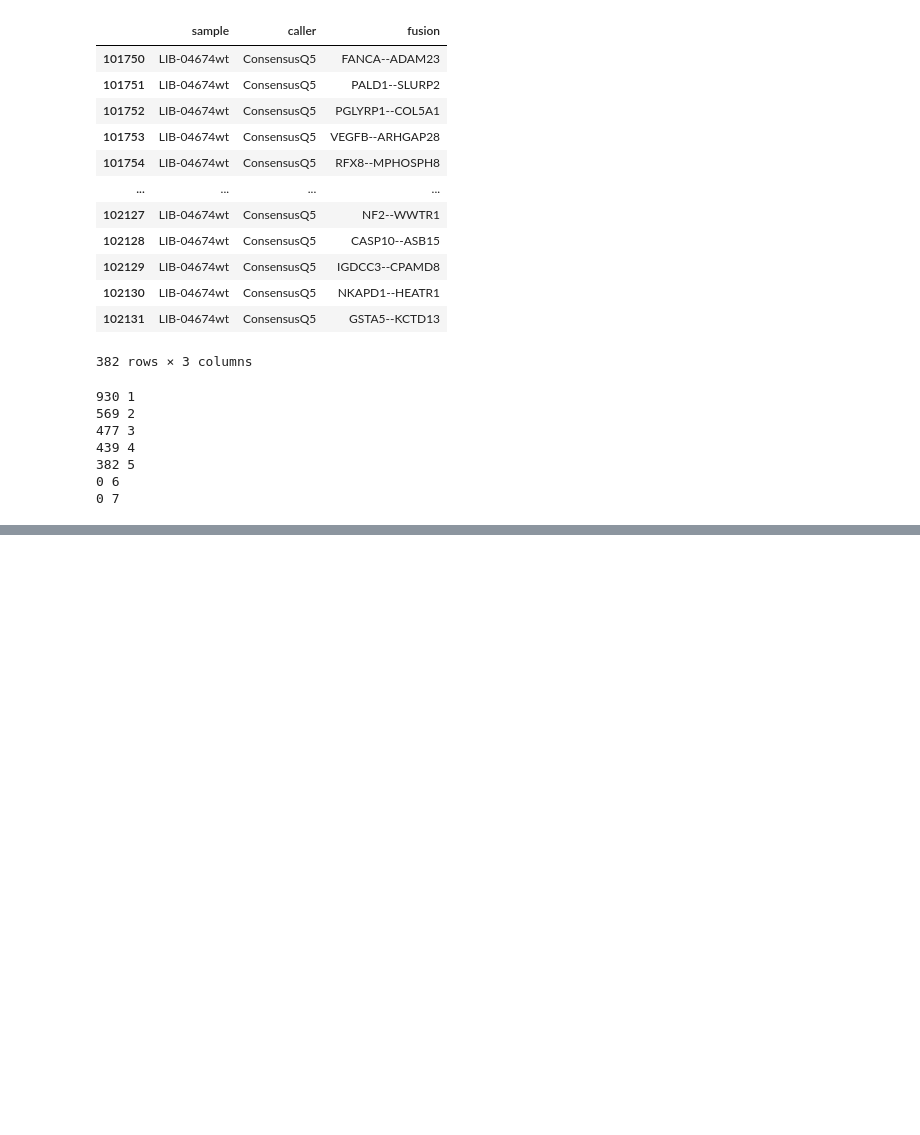
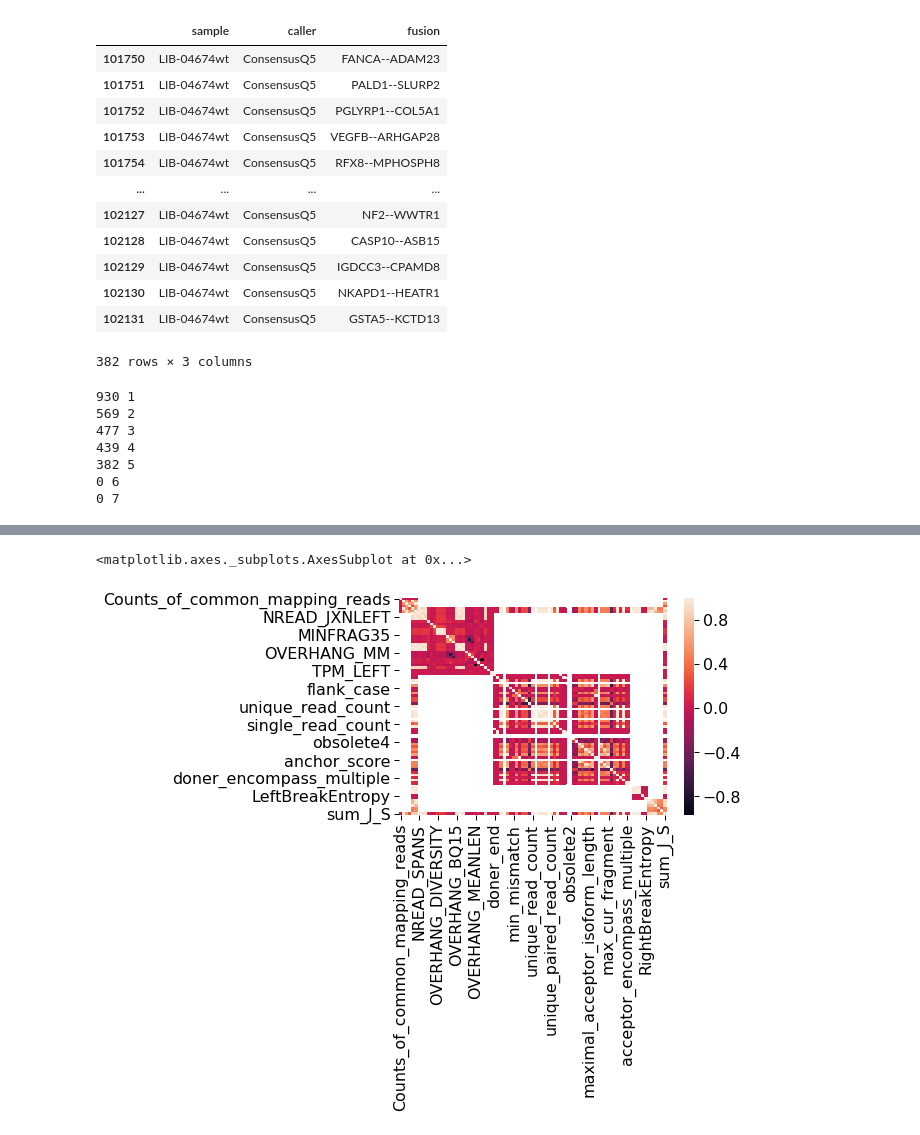
Before and after one commit to olopade-lab/fusion-ensembler, a Jupyter notebook: notebooks/polyfuse-50.ipynb, the cells around one changed output, grey strips where cells are left out. Saved outputs shown, nothing was run; the diff lists cells and outputs as text; code cells hidden in the pictures; blank space fills up the shorter version.

```diff
--- a/notebooks/polyfuse-50.ipynb
+++ b/notebooks/polyfuse-50.ipynb
@@ -512,0 +435,3 @@ len(cut_data.fusion.unique())
+# %%
+all_caller_data_path = apps.concatenate_caller_data(out_dir, columns='all', inputs=parsed_caller_data)
+all_caller_data = pd.read_hdf(all_caller_data_path.result(), 'data')
@@ -512,0 +497,9 @@ len(cut_data.fusion.unique())
+# %%
+correlated_features = set()
+correlation_matrix = all_caller_data.corr()
+
+for i in range(len(correlation_matrix.columns)):
+    for j in range(i):
+        if abs(correlation_matrix.iloc[i, j]) > 0.9:
+            colname = correlation_matrix.columns[i]
+            correlated_features.add(colname)
@@ -512,0 +526,6 @@ len(cut_data.fusion.unique())
+# %%
+rcParams.update({'figure.autolayout': False})
+sns.heatmap(correlation_matrix)
+# %% [output]
+<matplotlib.axes._subplots.AxesSubplot at 0x...>
+[figure, added]
```
Also changed, not shown: parts of 21 cells of this notebook, 1 other file.
